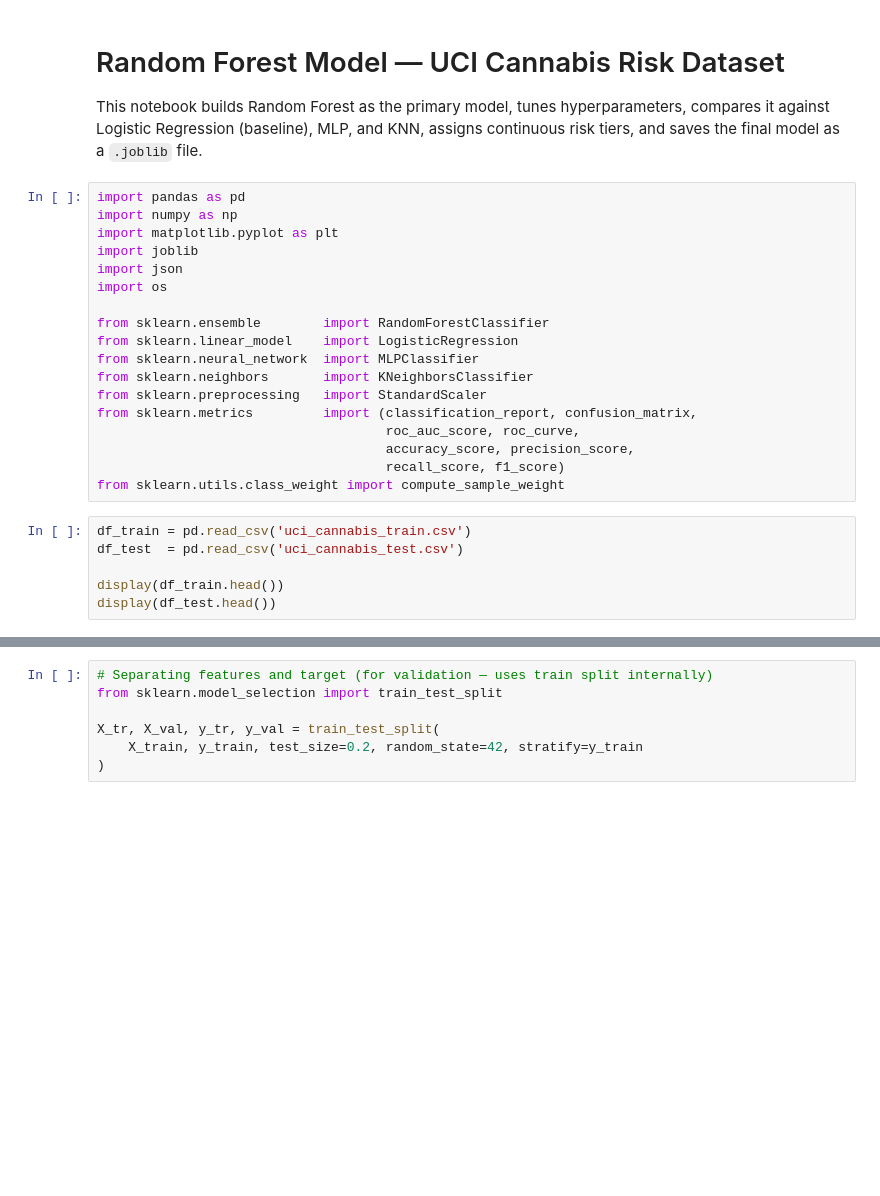
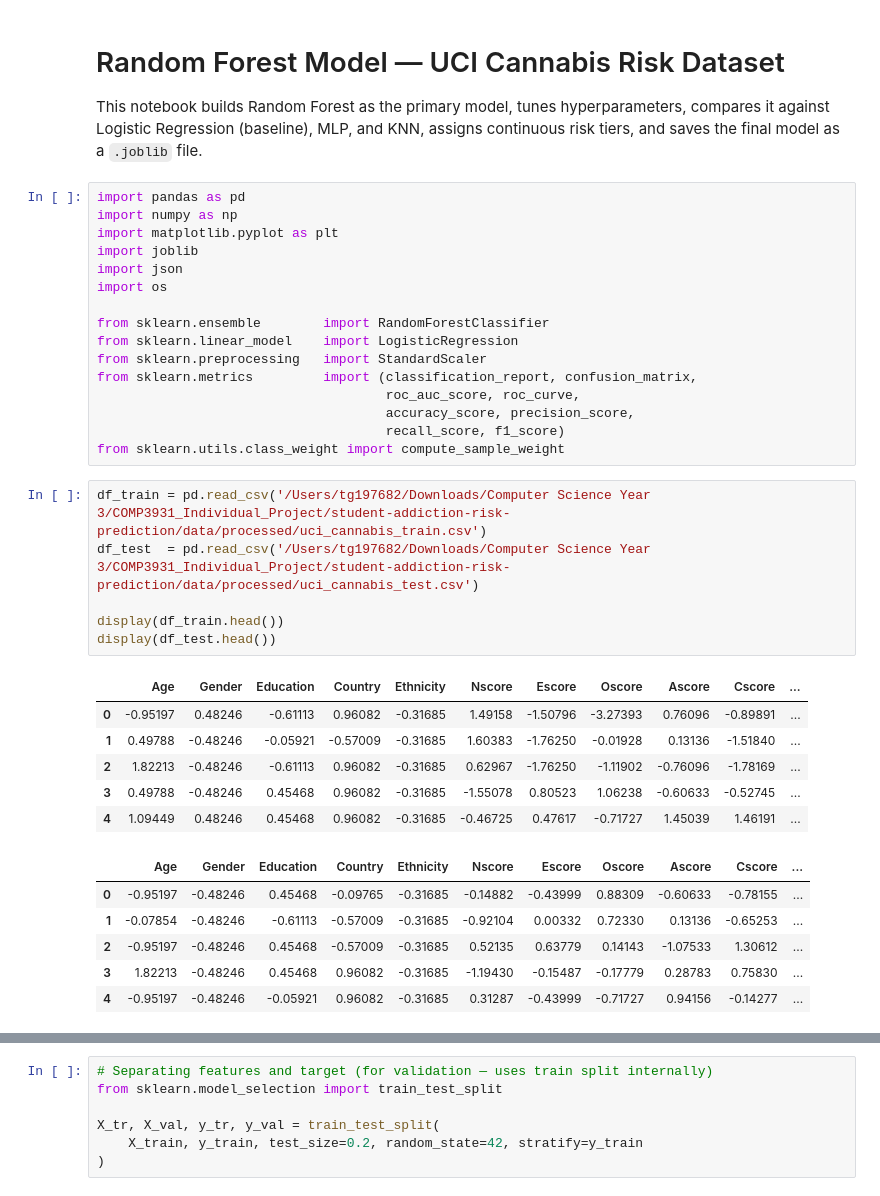
Before and after one commit to TerrenceGwati/student-addiction-risk-prediction, a Jupyter notebook: notebooks/random_forest_model.ipynb, the cells around one changed output, grey strips where cells are left out. Saved outputs shown, nothing was run; the diff lists cells and outputs as text; blank space fills up the shorter version.

```diff
--- a/notebooks/random_forest_model.ipynb
+++ b/notebooks/random_forest_model.ipynb
@@ -12,8 +12,6 @@ import os
 
 from sklearn.ensemble        import RandomForestClassifier
 from sklearn.linear_model    import LogisticRegression
-from sklearn.neural_network  import MLPClassifier
-from sklearn.neighbors       import KNeighborsClassifier
 from sklearn.preprocessing   import StandardScaler
 from sklearn.metrics         import (classification_report, confusion_matrix,
                                      roc_auc_score, roc_curve,
@@ -21,11 +19,24 @@ from sklearn.metrics         import (classification_report, confusion_matrix,
                                      recall_score, f1_score)
 from sklearn.utils.class_weight import compute_sample_weight
 # %%
-df_train = pd.read_csv('uci_cannabis_train.csv')
-df_test  = pd.read_csv('uci_cannabis_test.csv')
+df_train = pd.read_csv('/Users/tg197682/Downloads/Computer Science Year 3/COMP3931_Individual_Project/student-addiction-risk-prediction/data/processed/uci_cannabis_train.csv')
+df_test  = pd.read_csv('/Users/tg197682/Downloads/Computer Science Year 3/COMP3931_Individual_Project/student-addiction-risk-prediction/data/processed/uci_cannabis_test.csv')
 
 display(df_train.head())
 display(df_test.head())
+# %% [output]
+|  | Age | Gender | Education | Country | Ethnicity | Nscore | Escore | Oscore | Ascore | Cscore | ... |
+| 0 | -0.95197 | 0.48246 | -0.61113 | 0.96082 | -0.31685 | 1.49158 | -1.50796 | -3.27393 | 0.76096 | -0.89891 | ... |
+| 1 | 0.49788 | -0.48246 | -0.05921 | -0.57009 | -0.31685 | 1.60383 | -1.76250 | -0.01928 | 0.13136 | -1.51840 | ... |
+| 2 | 1.82213 | -0.48246 | -0.61113 | 0.96082 | -0.31685 | 0.62967 | -1.76250 | -1.11902 | -0.76096 | -1.78169 | ... |
+| 3 | 0.49788 | -0.48246 | 0.45468 | 0.96082 | -0.31685 | -1.55078 | 0.80523 | 1.06238 | -0.60633 | -0.52745 | ... |
+| 4 | 1.09449 | 0.48246 | 0.45468 | 0.96082 | -0.31685 | -0.46725 | 0.47617 | -0.71727 | 1.45039 | 1.46191 | ... |
+|  | Age | Gender | Education | Country | Ethnicity | Nscore | Escore | Oscore | Ascore | Cscore | ... |
+| 0 | -0.95197 | -0.48246 | 0.45468 | -0.09765 | -0.31685 | -0.14882 | -0.43999 | 0.88309 | -0.60633 | -0.78155 | ... |
+| 1 | -0.07854 | -0.48246 | -0.61113 | -0.57009 | -0.31685 | -0.92104 | 0.00332 | 0.72330 | 0.13136 | -0.65253 | ... |
+| 2 | -0.95197 | -0.48246 | 0.45468 | -0.57009 | -0.31685 | 0.52135 | 0.63779 | 0.14143 | -1.07533 | 1.30612 | ... |
+| 3 | 1.82213 | -0.48246 | 0.45468 | 0.96082 | -0.31685 | -1.19430 | -0.15487 | -0.17779 | 0.28783 | 0.75830 | ... |
+| 4 | -0.95197 | -0.48246 | -0.05921 | 0.96082 | -0.31685 | 0.31287 | -0.43999 | -0.71727 | 0.94156 | -0.14277 | ... |
 # %%
 # Separating features and target variable
 FEATURES = ['Age','Gender','Education','Country','Ethnicity',
```
Also changed, not shown: parts of 15 cells of this notebook, 8 other files.
